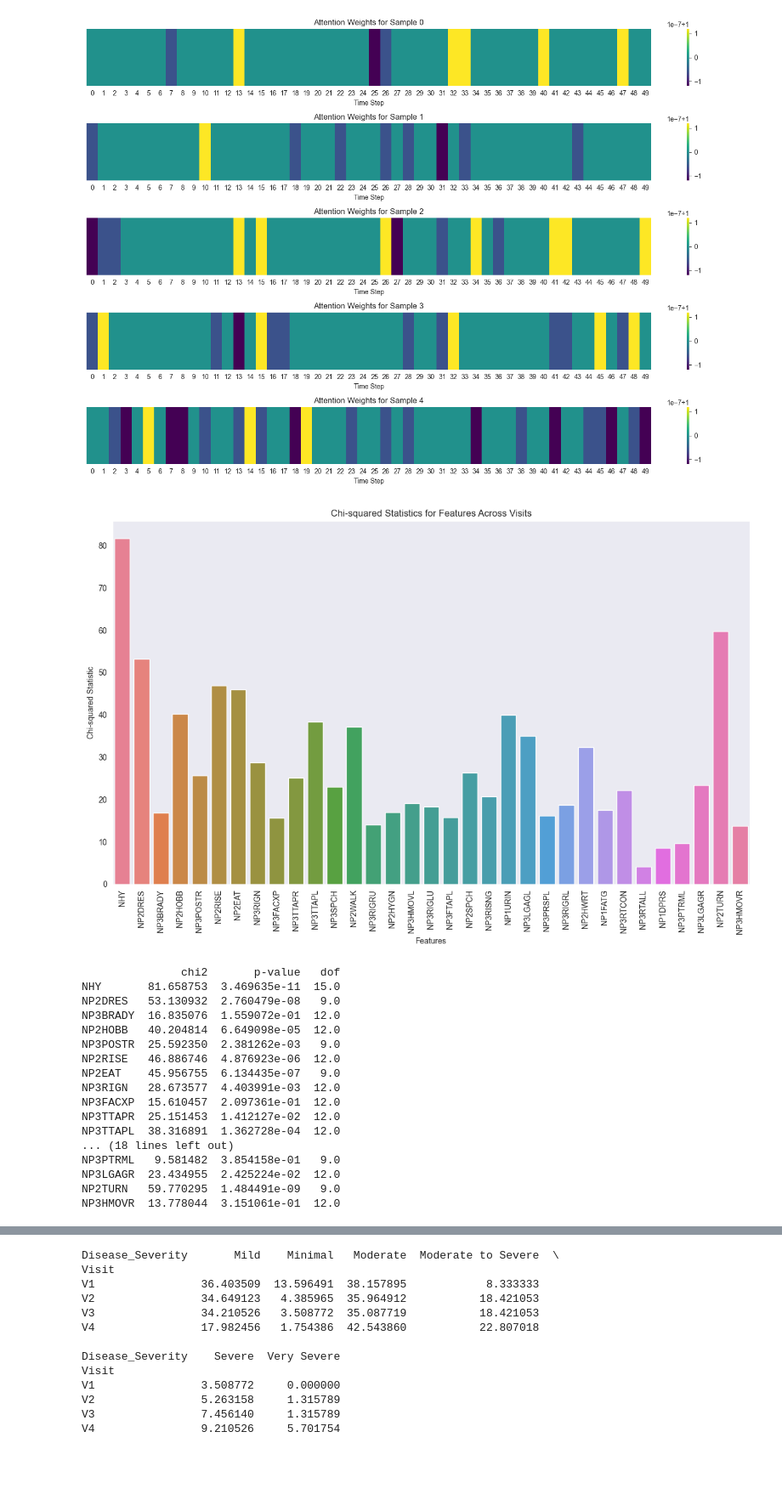
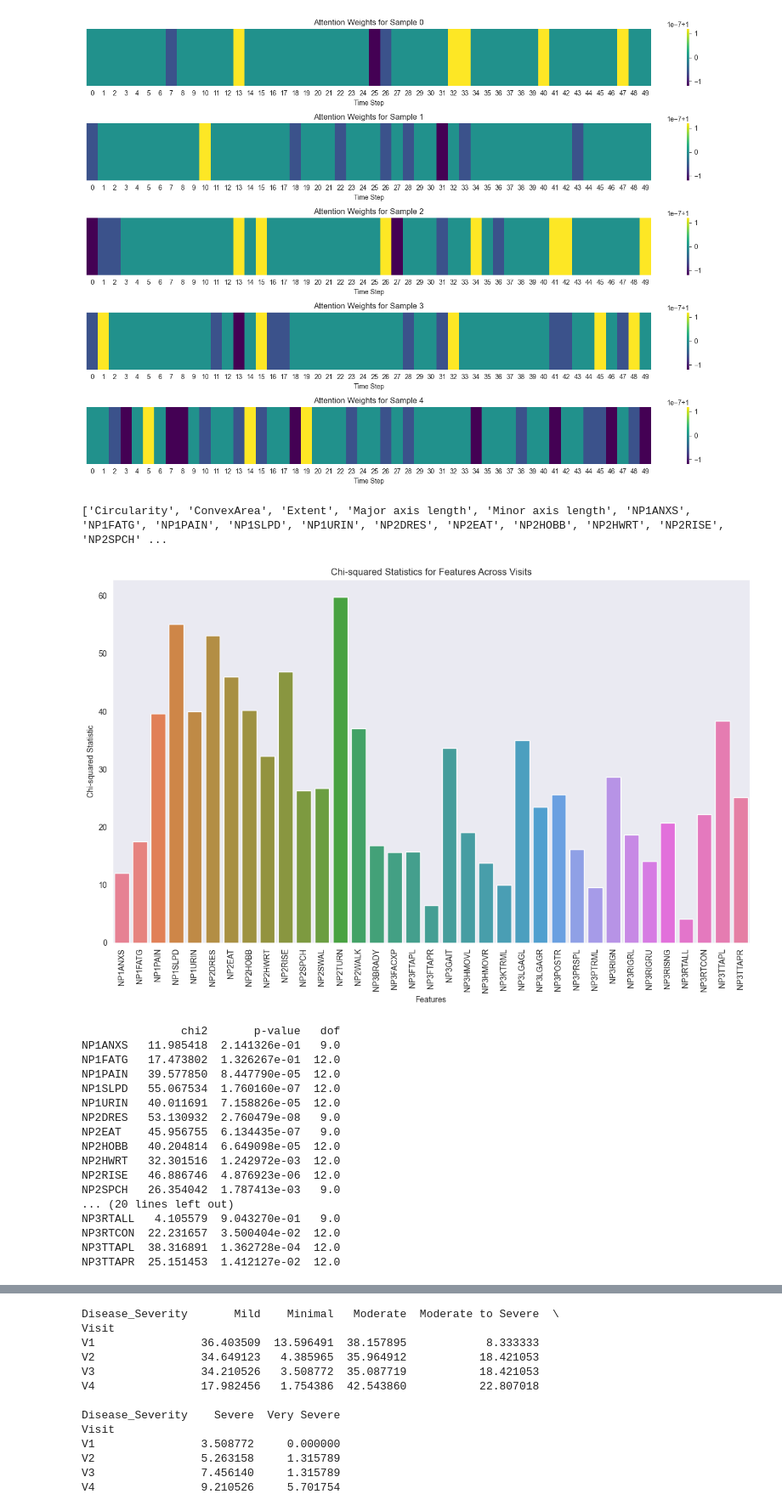
Before and after one commit to iammahbubalam/PPMI_Research_on_Parkinsons, a Jupyter notebook: src/mahbub/final.ipynb, the cells around one changed output, grey strips where cells are left out. Shown: that part at 85% size. Saved outputs shown, nothing was run; the diff lists cells and outputs as text; code cells hidden in the pictures; blank space fills up the shorter version.

```diff
--- a/src/mahbub/final.ipynb
+++ b/src/mahbub/final.ipynb
@@ -336,6 +335,34 @@ plt.tight_layout()
 plt.show()
 # %% [output]
 [figure]
+# %%
+# Define the feature lists
+features_random_forest = [
+    "NP3RIGN", "NP2HOBB", "NP2DRES", "NP3BRADY", "NP3POSTR", "Circularity", "Solidity", "NP3TTAPL", "NP2EAT", "homogeneity", "Extent", "lbp_energy", "gabor_energy", "Shannon_Entropy", "Minor axis length", "Major axis length", "NP2RISE", "NP3HMOVR", "ConvexArea", "correlation"
+]
+
+features_rfe = [
+    "NP1ANXS", "NP1PAIN", "NP1SLPD", "NP2DRES", "NP2EAT", "NP2HOBB", "NP2RISE", "NP2SPCH", "NP2WALK", "NP3FACXP", "NP3FTAPL", "NP3FTAPR", "NP3LGAGR", "NP3POSTR", "NP3PRSPL", "NP3PTRML", "NP3RIGRU", "NP3RISNG", "NP3RTCON", "NP3TTAPL"
+]
+
+features_lasso = [
+   "NP3RIGN", "NP1URIN", "homogeneity", "NP3RISNG", "NP3RIGRL", "NP3LGAGL", "NP3TTAPR", "NP1PAIN", "NP2HWRT", "NP3FTAPR", "NP3RTCON", "NP2SPCH", "NP2SWAL", "NP3BRADY", "NP1FATG", "NP3PRSPL", "NP3POSTR", "NP3RTALL", "NP2EAT", "NP3KTRML"
+]
+
+features_mutual_info = [
+   "NP2DRES", "NP3BRADY", "NP3POSTR", "NP3TTAPR", "NP2EAT", "NP3RIGN", "NP3TTAPL", "NP2RISE", "NP2HOBB", "NP2TURN", "NP3LGAGL", "NP2HWRT", "NP3LGAGR", "NP3RISNG", "NP3HMOVL", "NP3GAIT", "NP3RIGRL", "NP2SPCH", "NP3PRSPL", "NP3FACXP"
+]
+
+# Get the union of all feature sets
+union_of_features = set(features_random_forest) | set(features_rfe) | set(features_lasso) | set(features_mutual_info)
+
+# Convert the set back to a sorted list
+union_of_features = sorted(union_of_features)
+
+# Print the result
+print(union_of_features)
+# %% [output]
+['Circularity', 'ConvexArea', 'Extent', 'Major axis length', 'Minor axis length', 'NP1ANXS', 'NP1FATG', 'NP1PAIN', 'NP1SLPD', 'NP1URIN', 'NP2DRES', 'NP2EAT', 'NP2HOBB', 'NP2HWRT', 'NP2RISE', 'NP2SPCH' ...
 # %%
 import pandas as pd
 from scipy.stats import chi2_contingency
@@ -347,11 +374,11 @@ data = pd.read_csv("B:/Projects/PycharmProjects/PPMI_Research_on_Parkinson's/src
 
 # Unique set of features
 features_to_test = [
-    'NHY', 'NP2DRES', 'NP3BRADY', 'NP2HOBB', 'NP3POSTR', 'NP2RISE', 'NP2EAT',
-    'NP3RIGN', 'NP3FACXP', 'NP3TTAPR', 'NP3TTAPL', 'NP3SPCH', 'NP2WALK', 'NP3RIGRU',
-    'NP2HYGN', 'NP3HMOVL', 'NP3RIGLU', 'NP3FTAPL', 'NP2SPCH', 'NP3RISNG', 'NP1URIN',
-    'NP3LGAGL', 'NP3PRSPL', 'NP3RIGRL', 'NP2HWRT', 'NP1FATG', 'NP3RTCON', 'NP3RTALL',
-    'NP1DPRS', 'NP3PTRML', 'NP3RTCON', 'NP3TTAPL', 'NP3LGAGR', 'NP2TURN', 'NP3HMOVR'
+   'NP1ANXS', 'NP1FATG', 'NP1PAIN', 'NP1SLPD', 'NP1URIN', 'NP2DRES', 'NP2EAT',
+    'NP2HOBB', 'NP2HWRT', 'NP2RISE', 'NP2SPCH', 'NP2SWAL', 'NP2TURN', 'NP2WALK',
+    'NP3BRADY', 'NP3FACXP', 'NP3FTAPL', 'NP3FTAPR', 'NP3GAIT', 'NP3HMOVL', 'NP3HMOVR',
+    'NP3KTRML', 'NP3LGAGL', 'NP3LGAGR', 'NP3POSTR', 'NP3PRSPL', 'NP3PTRML', 'NP3RIGN',
+    'NP3RIGRL', 'NP3RIGRU', 'NP3RISNG', 'NP3RTALL', 'NP3RTCON', 'NP3TTAPL', 'NP3TTAPR'
 ]
 
 # Initialize a dictionary to store the results
@@ -367,51 +394,51 @@ for feature in features_to_test:
 
     # Store the results
     chi_squared_results[feature] = {'chi2': chi2, 'p-value': p, 'dof': dof}
 
 # Convert the results into a DataFrame for better readability
 chi_squared_df = pd.DataFrame(chi_squared_results).T
 
 # Plotting the Chi-squared statistics for each feature
 plt.figure(figsize=(12, 8))
 
 # Assign hue to the x-axis and disable the legend
 sns.barplot(x=chi_squared_df.index, y=chi_squared_df['chi2'], hue=chi_squared_df.index, legend=False)
 
 # Rotate the x labels for better readability
 plt.xticks(rotation=90)
 plt.title("Chi-squared Statistics for Features Across Visits")
 plt.xlabel("Features")
 plt.ylabel("Chi-squared Statistic")
 plt.grid(False)
 plt.tight_layout()
 
 # Show the plot
 plt.show()
 
 # Save the results to CSV (if needed)
 chi_squared_df.to_csv("chi_squared_results.csv")
 
 # Print results
 print(chi_squared_df)
 # %% [output]
-[figure, old version]
+[figure, new version]
                chi2       p-value   dof
-NHY       81.658753  3.469635e-11  15.0
+NP1ANXS   11.985418  2.141326e-01   9.0
+NP1FATG   17.473802  1.326267e-01  12.0
+NP1PAIN   39.577850  8.447790e-05  12.0
+NP1SLPD   55.067534  1.760160e-07  12.0
+NP1URIN   40.011691  7.158826e-05  12.0
 NP2DRES   53.130932  2.760479e-08   9.0
-NP3BRADY  16.835076  1.559072e-01  12.0
+NP2EAT    45.956755  6.134435e-07   9.0
 NP2HOBB   40.204814  6.649098e-05  12.0
-NP3POSTR  25.592350  2.381262e-03   9.0
+NP2HWRT   32.301516  1.242972e-03  12.0
 NP2RISE   46.886746  4.876923e-06  12.0
-NP2EAT    45.956755  6.134435e-07   9.0
-NP3RIGN   28.673577  4.403991e-03  12.0
-NP3FACXP  15.610457  2.097361e-01  12.0
+NP2SPCH   26.354042  1.787413e-03   9.0
+... (20 lines left out)
+NP3RTALL   4.105579  9.043270e-01   9.0
+NP3RTCON  22.231657  3.500404e-02  12.0
+NP3TTAPL  38.316891  1.362728e-04  12.0
 NP3TTAPR  25.151453  1.412127e-02  12.0
-NP3TTAPL  38.316891  1.362728e-04  12.0
-... (18 lines left out)
-NP3PTRML   9.581482  3.854158e-01   9.0
-NP3LGAGR  23.434955  2.425224e-02  12.0
-NP2TURN   59.770295  1.484491e-09   9.0
-NP3HMOVR  13.778044  3.151061e-01  12.0
 # %%
 import pandas as pd
 from scipy.stats import chi2_contingency
```
Also changed, not shown: parts of 3 cells of this notebook, 16 other files.
